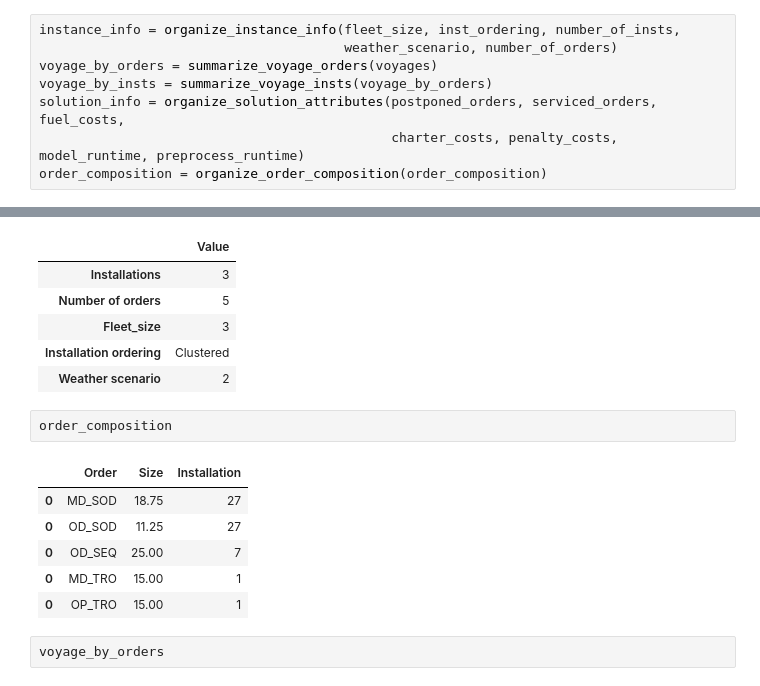
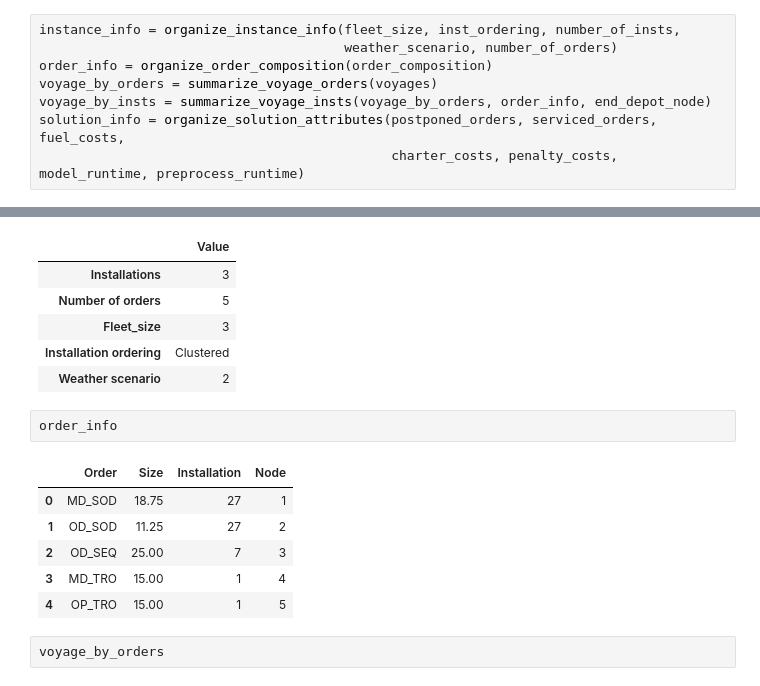
Before and after one commit to avandvik/project-thesis, a Jupyter notebook: report/template.ipynb, the cells around one changed output, grey strips where cells are left out. Cells and saved outputs as stored; diff of their text form.

```diff
--- a/report/template.ipynb
+++ b/report/template.ipynb
@@ -210,8 +233,8 @@ weather_scenario = json_file['instance_info']['weather_scenario']
 # %%
 instance_info = organize_instance_info(fleet_size, inst_ordering, number_of_insts,
                                        weather_scenario, number_of_orders)
+order_info = organize_order_composition(order_composition)
 voyage_by_orders = summarize_voyage_orders(voyages)
-voyage_by_insts = summarize_voyage_insts(voyage_by_orders)
+voyage_by_insts = summarize_voyage_insts(voyage_by_orders, order_info, end_depot_node)
 solution_info = organize_solution_attributes(postponed_orders, serviced_orders, fuel_costs,
                                              charter_costs, penalty_costs, model_runtime, preprocess_runtime)
-order_composition = organize_order_composition(order_composition)
@@ -233,15 +247,15 @@ instance_info
 | Fleet_size | 3 |
 | Installation ordering | Clustered |
 | Weather scenario | 2 |
-# %%
-order_composition
-# %% [output]
-|  | Order | Size | Installation |
-| 0 | MD_SOD | 18.75 | 27 |
-| 0 | OD_SOD | 11.25 | 27 |
-| 0 | OD_SEQ | 25.00 | 7 |
-| 0 | MD_TRO | 15.00 | 1 |
-| 0 | OP_TRO | 15.00 | 1 |
+# %%
+order_info
+# %% [output]
+|  | Order | Size | Installation | Node |
+| 0 | MD_SOD | 18.75 | 27 | 1 |
+| 1 | OD_SOD | 11.25 | 27 | 2 |
+| 2 | OD_SEQ | 25.00 | 7 | 3 |
+| 3 | MD_TRO | 15.00 | 1 | 4 |
+| 4 | OP_TRO | 15.00 | 1 | 5 |
 # %%
 voyage_by_orders
 # %% [output]
```
Also changed, not shown: parts of 13 cells of this notebook, 5 other files.
